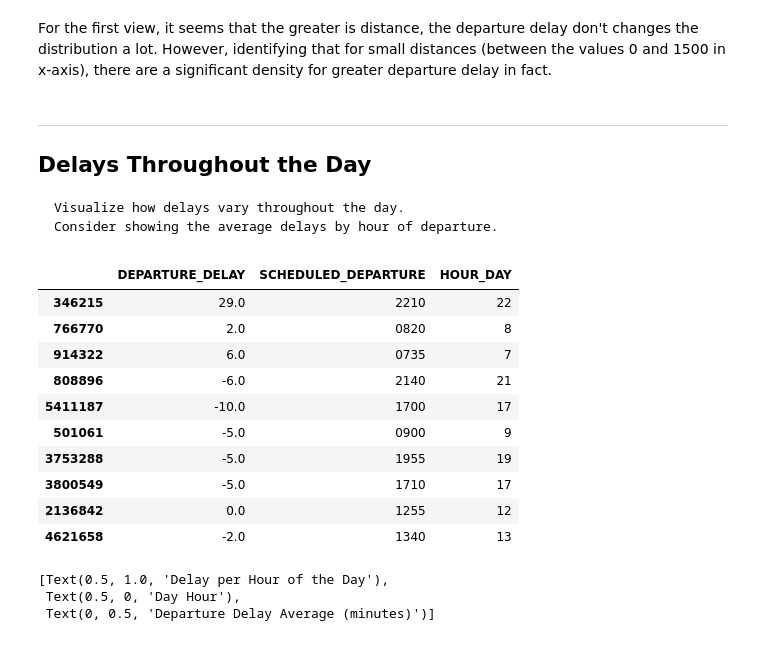
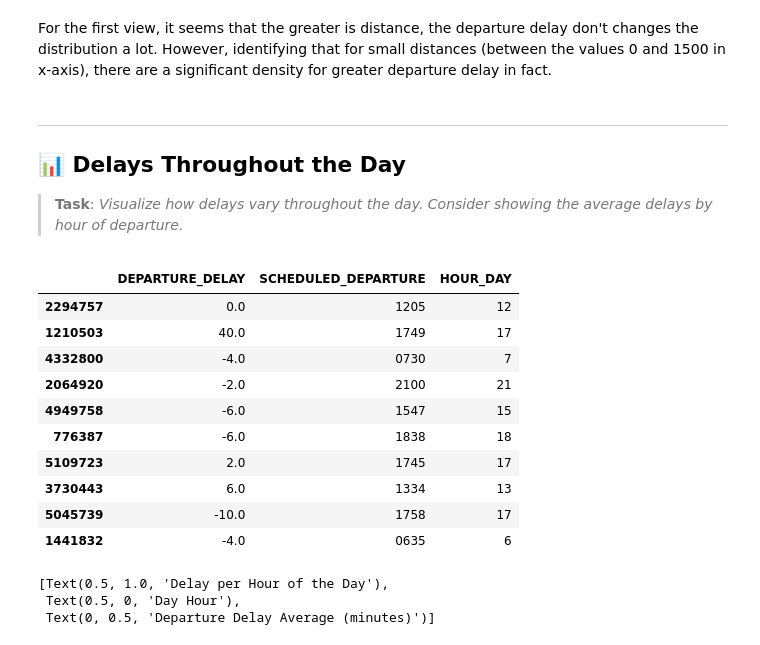
Before and after one commit to bmorbin/flights-delay, a Jupyter notebook: Cópia_de_D&N_Teste_de_Conhecimentos_em_Dados.ipynb, the cells around one changed output. Cells and saved outputs as stored; diff of their text form; code cells hidden in the pictures.

```diff
--- a/Cópia_de_D&N_Teste_de_Conhecimentos_em_Dados.ipynb
+++ b/Cópia_de_D&N_Teste_de_Conhecimentos_em_Dados.ipynb
@@ -398,8 +430,11 @@ def query_result(query):
 # %%
+# Function to get a query result as pandas dataframe
 def get_query_result(query, verbose=True, dtype=None):
   result = conn.execute(query)
-  df_result = pd.DataFrame(result.fetchall(),columns=[description[0] for description in result.description], dtype=dtype)
-  if verbose:
+  df_result = pd.DataFrame(result.fetchall(),
+                           columns=[description[0] for description in result.description],
+                           dtype=dtype)
+  if verbose: # print if requested
     print(query)
     display(df_result)
   return df_result
@@ -1078,34 +1131,38 @@ p.ax.axhline(y = 0.2, color = "grey", alpha=0.3)
 For the first view, it seems that the greater is distance, the departure delay don't changes the distribution a lot. However, identifying that for small distances (between the values 0 and 1500 in x-axis), there are a significant density for greater departure delay in fact.
 # %% [markdown]
 ---
-## Delays Throughout the Day
+## **📊 Delays Throughout the Day**
 
-    Visualize how delays vary throughout the day.
-    Consider showing the average delays by hour of departure.
+> **Task**: _Visualize how delays vary throughout the day. Consider showing the average delays by hour of departure._
 # %%
 tab_delay_per_hour = get_query_result('''
-SELECT DEPARTURE_DELAY, SCHEDULED_DEPARTURE FROM flights WHERE DEPARTURE_DELAY NOT NULL
+  SELECT
+    DEPARTURE_DELAY, SCHEDULED_DEPARTURE
+  FROM
+    flights
+  WHERE
+    DEPARTURE_DELAY NOT NULL
 ''', verbose=False)
 
 tab_delay_per_hour = tab_delay_per_hour.astype({'DEPARTURE_DELAY':'float16'})
 
 tab_delay_per_hour['HOUR_DAY'] = tab_delay_per_hour.SCHEDULED_DEPARTURE.str.slice(stop=2)
 tab_delay_per_hour = tab_delay_per_hour.astype({'HOUR_DAY':'int8'})
 
-# Visualize table to chart
+# Visualize table with 10 samples of observations to chart
 tab_delay_per_hour.sample(10)
 # %% [output]
 |  | DEPARTURE_DELAY | SCHEDULED_DEPARTURE | HOUR_DAY |
-| 346215 | 29.0 | 2210 | 22 |
-| 766770 | 2.0 | 0820 | 8 |
-| 914322 | 6.0 | 0735 | 7 |
-| 808896 | -6.0 | 2140 | 21 |
-| 5411187 | -10.0 | 1700 | 17 |
-| 501061 | -5.0 | 0900 | 9 |
-| 3753288 | -5.0 | 1955 | 19 |
-| 3800549 | -5.0 | 1710 | 17 |
-| 2136842 | 0.0 | 1255 | 12 |
-| 4621658 | -2.0 | 1340 | 13 |
+| 2294757 | 0.0 | 1205 | 12 |
+| 1210503 | 40.0 | 1749 | 17 |
+| 4332800 | -4.0 | 0730 | 7 |
+| 2064920 | -2.0 | 2100 | 21 |
+| 4949758 | -6.0 | 1547 | 15 |
+| 776387 | -6.0 | 1838 | 18 |
+| 5109723 | 2.0 | 1745 | 17 |
+| 3730443 | 6.0 | 1334 | 13 |
+| 5045739 | -10.0 | 1758 | 17 |
+| 1441832 | -4.0 | 0635 | 6 |
 # %%
 res = tab_delay_per_hour.groupby(by=["HOUR_DAY"]).mean('DEPARTURE_DELAY')
 sns.barplot(x=res.index, y=res.DEPARTURE_DELAY, alpha=0.9, color='#EE4D2D', saturation=1)\
```
Also changed, not shown: parts of 112 cells of this notebook.
